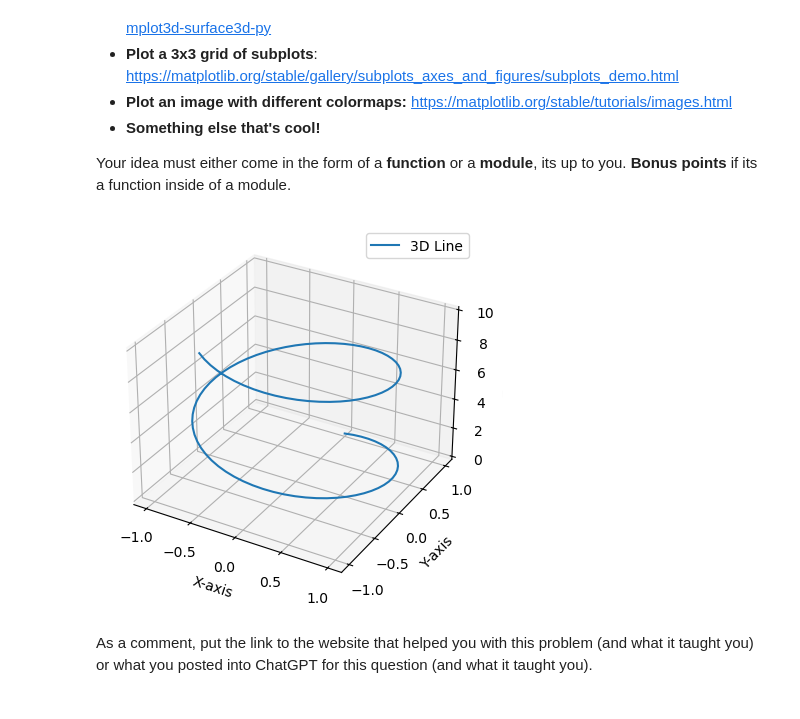
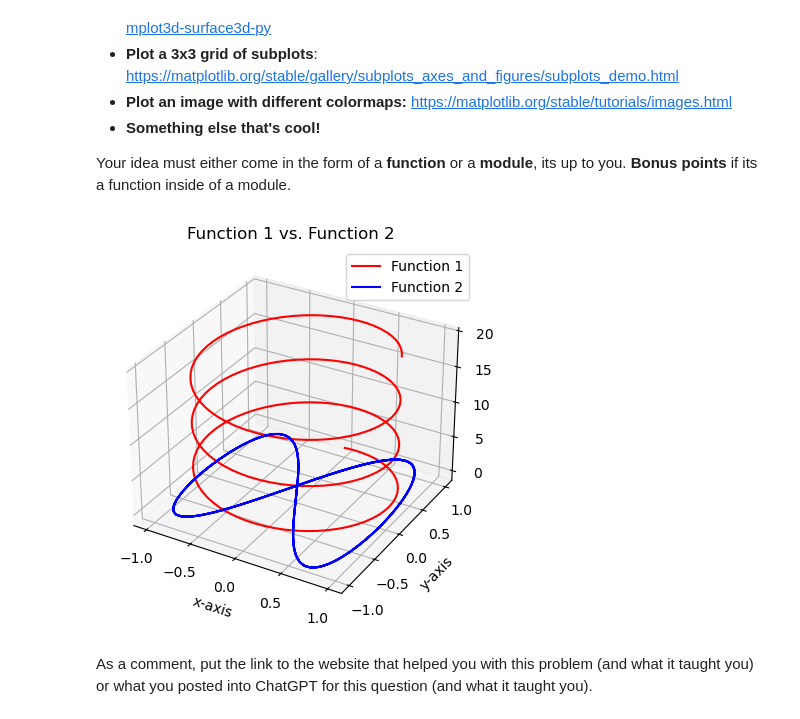
Before and after one commit to 1mpersec/ulab_persephone, a Jupyter notebook: homework9/hw9.ipynb, the cells around one changed output. Saved outputs shown, nothing was run; the diff lists cells and outputs as text; code cells hidden in the pictures.

```diff
--- a/homework9/hw9.ipynb
+++ b/homework9/hw9.ipynb
@@ -272,26 +272,24 @@ Now that you have been introduced to plotting data, functions and subplots, its
 
 Your idea must either come in the form of a **function** or a **module**, its up to you. **Bonus points** if its a function inside of a module.
 # %%
-# Create data
-t = np.linspace(0, 10, 100)
-x = np.sin(t)
-y = np.cos(t)
-z = t
+import linegraphs as ln
 
-# Create a 3D figure
-fig = plt.figure()
-ax = fig.add_subplot(projection='3d')
+def sincos(t):
+    x = np.sin(t)
+    y = np.cos(t)
+    z = t
+    return (x,y,z)
 
-# Plot the 3D line
-ax.plot(x, y, z, label="3D Line")
-ax.set_xlabel("X-axis")
-ax.set_ylabel("Y-axis")
-ax.set_zlabel("Z-axis")
-ax.legend()
 
-plt.show()
+def eight(t):
+    x=np.sin(t)
+    y = np.sin(2 * t)
+    z = np.cos(t)
+    return (x, y, z)
+
+ln.two_linegraphs(sincos,eight,(0,20),200)
 # %% [output]
-[figure, old version]
+[figure, new version]
 # %% [markdown]
 As a comment, put the link to the website that helped you with this problem (and what it taught you) or what you posted into ChatGPT for this question (and what it taught you).
 # %%
```
Also changed, not shown: parts of 2 cells of this notebook, 7 other files.
